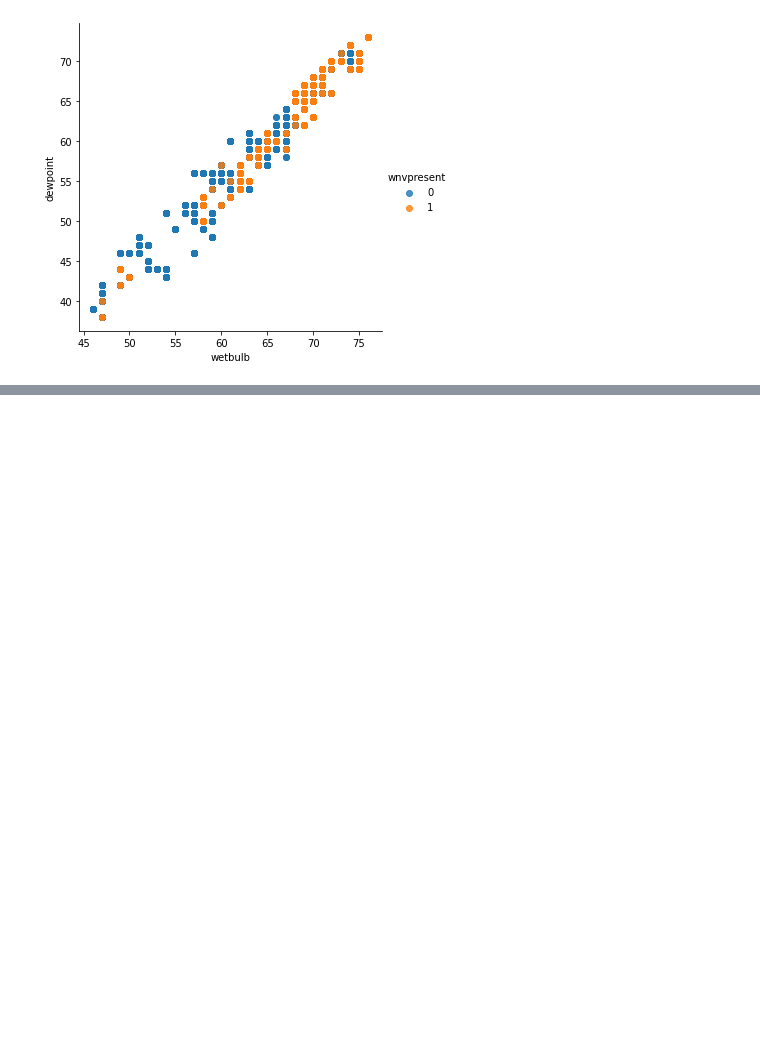
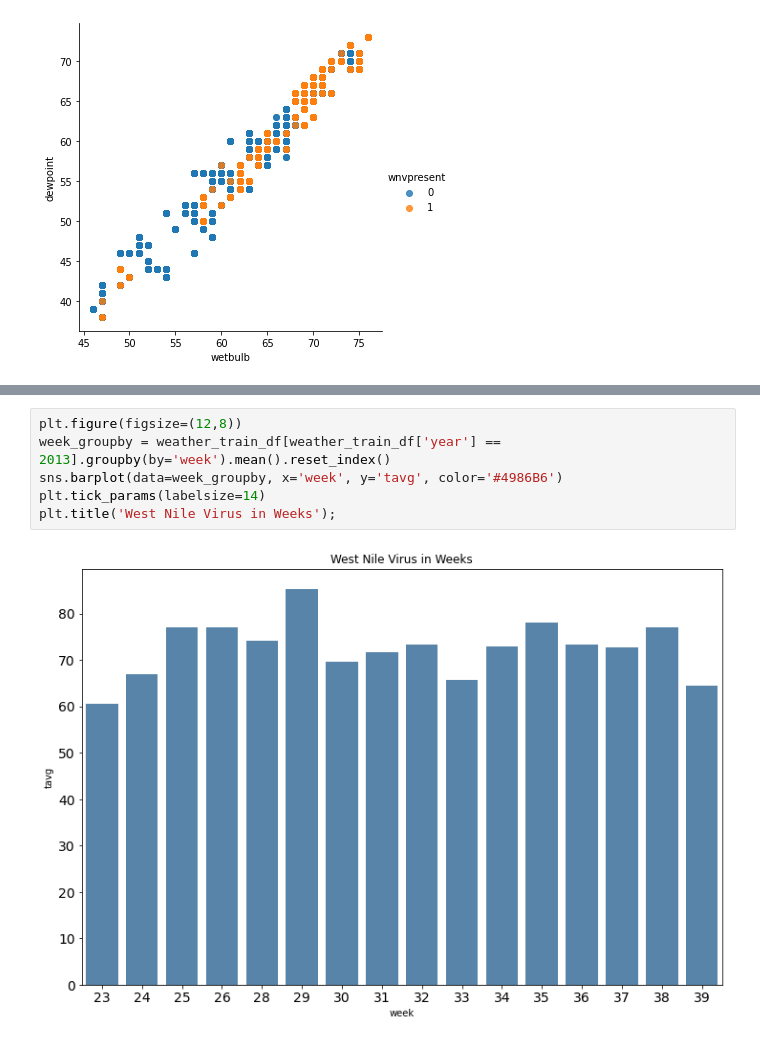
Before and after one commit to sujayjangam/Project-4-DSI, a Jupyter notebook: code/Jay's EDA on cleaned data.ipynb, the cells around one changed output, grey strips where cells are left out. Drawn from its saved outputs; the diff is of its cells as text; blank space fills up the shorter version.

```diff
--- a/code/Jay's EDA on cleaned data.ipynb
+++ b/code/Jay's EDA on cleaned data.ipynb
@@ -322,0 +349,8 @@ Index(['date', 'address', 'species', 'block', 'street', 'trap',
+# %%
+plt.figure(figsize=(12,8))
+week_groupby = weather_train_df[weather_train_df['year'] == 2013].groupby(by='week').mean().reset_index()
+sns.barplot(data=week_groupby, x='week', y='tavg', color='#4986B6')
+plt.tick_params(labelsize=14)
+plt.title('West Nile Virus in Weeks');
+# %% [output]
+[figure, added]
```
Also changed, not shown: parts of 42 cells of this notebook, 1 other file.
